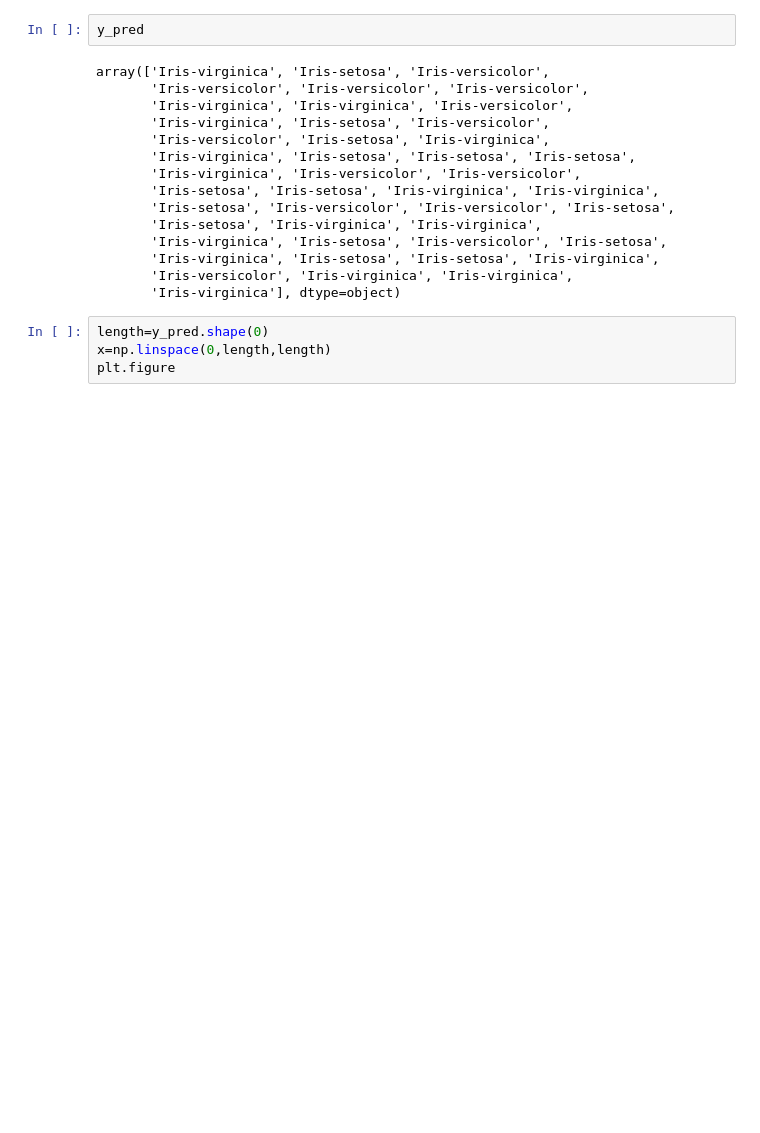
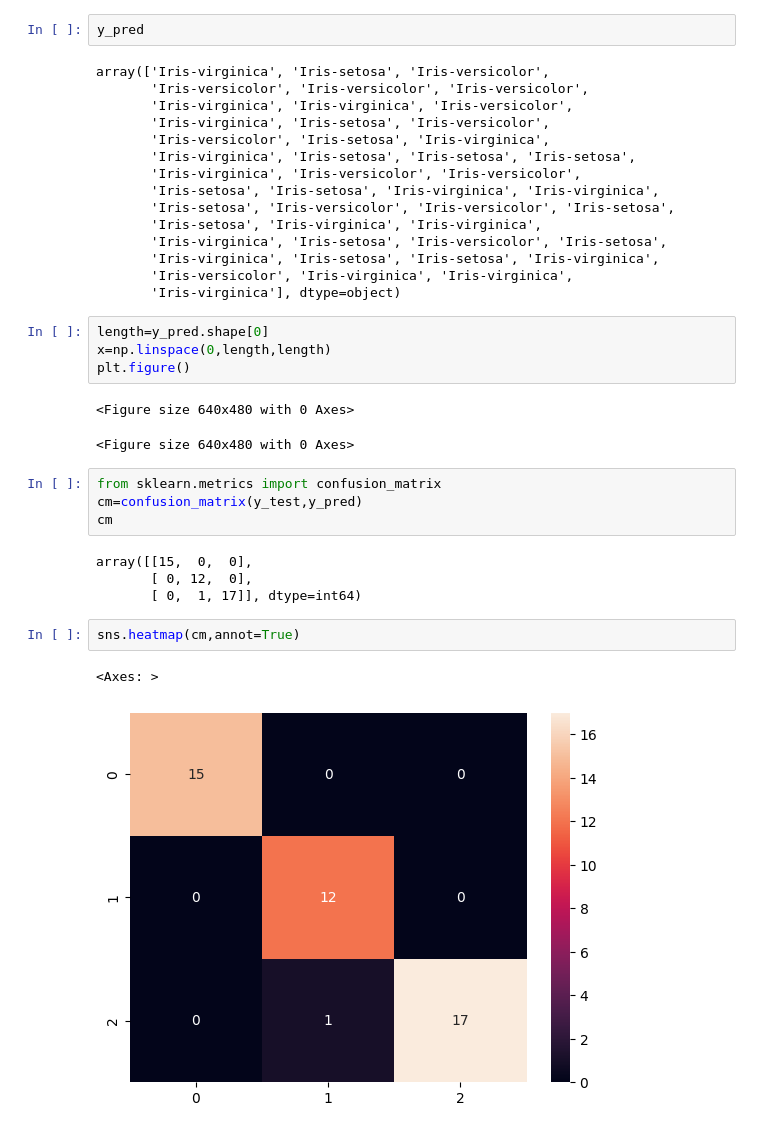
Before and after one commit to Peroni04/FISTIC2024, a Jupyter notebook: Less07/iris.ipynb, the cells around one changed output. Saved outputs shown, nothing was run; the diff lists cells and outputs as text; blank space fills up the shorter version.

```diff
--- a/Less07/iris.ipynb
+++ b/Less07/iris.ipynb
@@ -63,6 +69,22 @@ array(['Iris-virginica', 'Iris-setosa', 'Iris-versicolor',
        'Iris-versicolor', 'Iris-virginica', 'Iris-virginica',
        'Iris-virginica'], dtype=object)
 # %%
-length=y_pred.shape(0)
+length=y_pred.shape[0]
 x=np.linspace(0,length,length)
-plt.figure
+plt.figure()
+# %% [output]
+<Figure size 640x480 with 0 Axes>
+<Figure size 640x480 with 0 Axes>
+# %%
+from sklearn.metrics import confusion_matrix
+cm=confusion_matrix(y_test,y_pred)
+cm
+# %% [output]
+array([[15,  0,  0],
+       [ 0, 12,  0],
+       [ 0,  1, 17]], dtype=int64)
+# %%
+sns.heatmap(cm,annot=True)
+# %% [output]
+<Axes: >
+[figure, added]
```
Also changed, not shown: parts of 3 cells of this notebook, 1 other file.
